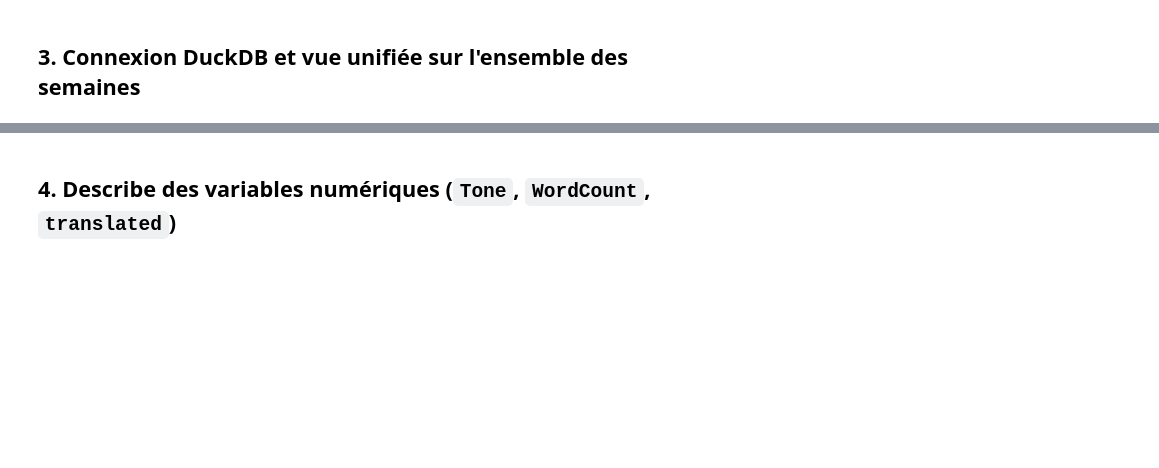
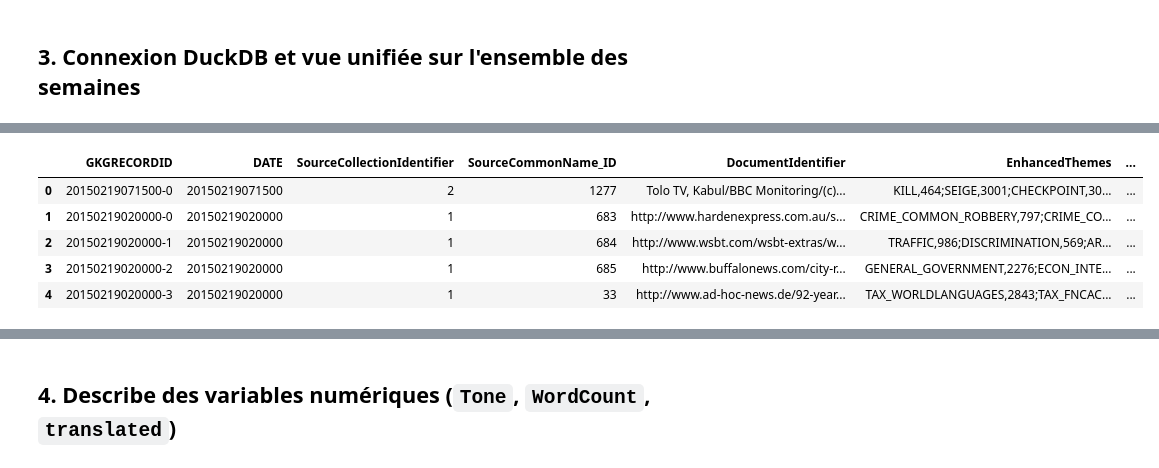
Before and after one commit to clucasmurex/gdelt, a Jupyter notebook: gdelt_eda.ipynb, the cells around one changed output, grey strips where cells are left out. Cells and saved outputs as stored; diff of their text form; code cells hidden in the pictures; blank space fills up the shorter version.

```diff
--- a/gdelt_eda.ipynb
+++ b/gdelt_eda.ipynb
@@ -80,0 +233,9 @@ print(f"Période couverte : {date_range[0]} → {date_range[1]}")
+# %%
+con.execute("SELECT * FROM gkg LIMIT 5").df()
+# %% [output]
+|  | GKGRECORDID | DATE | SourceCollectionIdentifier | SourceCommonName_ID | DocumentIdentifier | EnhancedThemes | ... |
+| 0 | 20150219071500-0 | 20150219071500 | 2 | 1277 | Tolo TV, Kabul/BBC Monitoring/(c)... | KILL,464;SEIGE,3001;CHECKPOINT,30... | ... |
+| 1 | 20150219020000-0 | 20150219020000 | 1 | 683 | http://www.hardenexpress.com.au/s... | CRIME_COMMON_ROBBERY,797;CRIME_CO... | ... |
+| 2 | 20150219020000-1 | 20150219020000 | 1 | 684 | http://www.wsbt.com/wsbt-extras/w... | TRAFFIC,986;DISCRIMINATION,569;AR... | ... |
+| 3 | 20150219020000-2 | 20150219020000 | 1 | 685 | http://www.buffalonews.com/city-r... | GENERAL_GOVERNMENT,2276;ECON_INTE... | ... |
+| 4 | 20150219020000-3 | 20150219020000 | 1 | 33 | http://www.ad-hoc-news.de/92-year... | TAX_WORLDLANGUAGES,2843;TAX_FNCAC... | ... |
```
Also changed, not shown: parts of 16 cells of this notebook, 2 other files.
